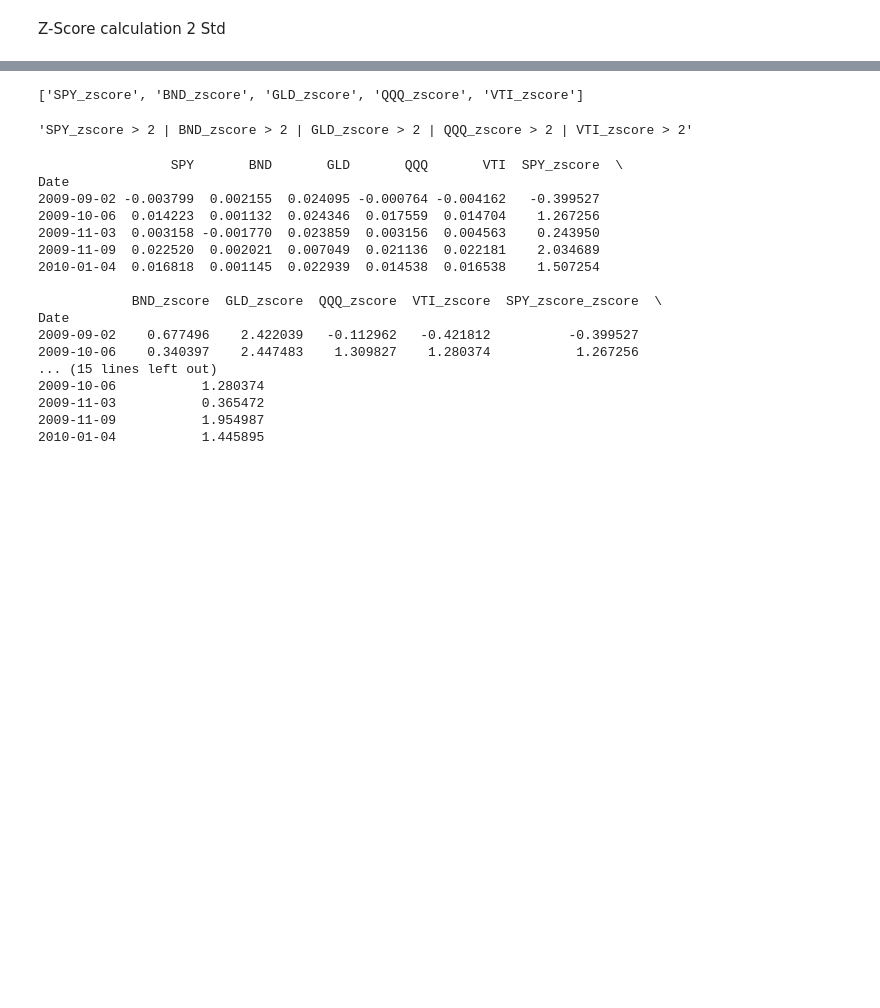
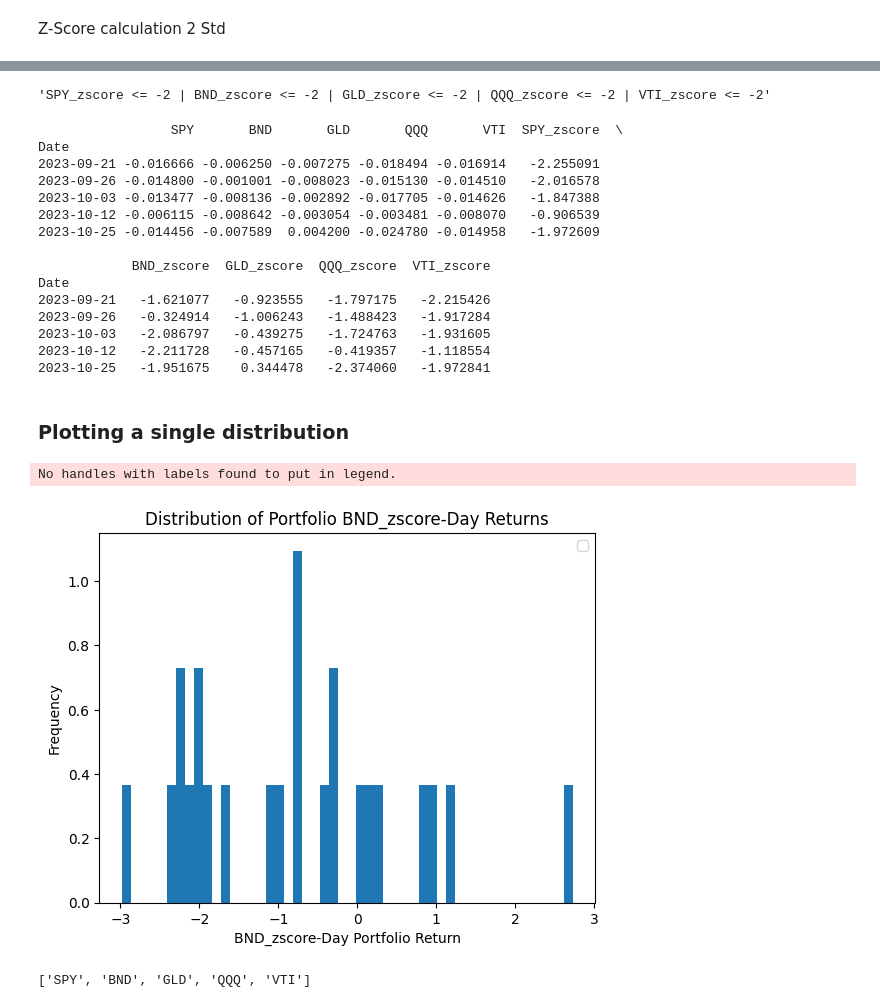
Before and after one commit to yev-dev/financial-data-analysis, a Jupyter notebook: notebooks/stocks_analysis.ipynb, the cells around one changed output, grey strips where cells are left out. Saved outputs shown, nothing was run; the diff lists cells and outputs as text; code cells hidden in the pictures; blank space fills up the shorter version.

```diff
--- a/notebooks/stocks_analysis.ipynb
+++ b/notebooks/stocks_analysis.ipynb
@@ -180,8 +172,7 @@ log_returns.describe()
 # %%
-columns = list(log_returns.columns)
+columns = list(worst_case_scanario_df.columns)
 
-for col in columns:
-    col_zscore = col + '_zscore'
-    log_returns[col_zscore] = (log_returns[col] - log_returns[col].mean()) / log_returns[col].std(ddof=0)
+zscore_columns = [ col + '_zscore' for col in columns]
 
-print(log_returns.head())
+for col, col_zscore in zip(columns, zscore_columns):
+    worst_case_scanario_df[col_zscore] = (worst_case_scanario_df[col] - worst_case_scanario_df[col].mean()) / worst_case_scanario_df[col].std(ddof=0)
@@ -206,31 +189,24 @@ Date
 # %%
-z_score_columns = ['_'.join([c, 'zscore']) for c in columns]
-z_score_columns
+query = ' | '.join([f'{c} <= {-2}' for c in zscore_columns])
+query
 # %% [output]
-['SPY_zscore', 'BND_zscore', 'GLD_zscore', 'QQQ_zscore', 'VTI_zscore']
+'SPY_zscore <= -2 | BND_zscore <= -2 | GLD_zscore <= -2 | QQQ_zscore <= -2 | VTI_zscore <= -2'
-# %%
-query = ' | '.join([f'{c} > {2}' for c in z_score_columns])
-query
-# %% [output]
-'SPY_zscore > 2 | BND_zscore > 2 | GLD_zscore > 2 | QQQ_zscore > 2 | VTI_zscore > 2'
 # %%
-worst_case_scanario = log_returns.query(query)
+worst_case_scanario = worst_case_scanario_df.query(query)
 print(worst_case_scanario.head())
 # %% [output]
                  SPY       BND       GLD       QQQ       VTI  SPY_zscore  \
 Date
-2009-09-02 -0.003799  0.002155  0.024095 -0.000764 -0.004162   -0.399527
-2009-10-06  0.014223  0.001132  0.024346  0.017559  0.014704    1.267256
-2009-11-03  0.003158 -0.001770  0.023859  0.003156  0.004563    0.243950
-2009-11-09  0.022520  0.002021  0.007049  0.021136  0.022181    2.034689
-2010-01-04  0.016818  0.001145  0.022939  0.014538  0.016538    1.507254
+2023-09-21 -0.016666 -0.006250 -0.007275 -0.018494 -0.016914   -2.255091
+2023-09-26 -0.014800 -0.001001 -0.008023 -0.015130 -0.014510   -2.016578
+2023-10-03 -0.013477 -0.008136 -0.002892 -0.017705 -0.014626   -1.847388
+2023-10-12 -0.006115 -0.008642 -0.003054 -0.003481 -0.008070   -0.906539
+2023-10-25 -0.014456 -0.007589  0.004200 -0.024780 -0.014958   -1.972609
 
-            BND_zscore  GLD_zscore  QQQ_zscore  VTI_zscore  SPY_zscore_zscore  \
+            BND_zscore  GLD_zscore  QQQ_zscore  VTI_zscore
 Date
-2009-09-02    0.677496    2.422039   -0.112962   -0.421812          -0.399527
-2009-10-06    0.340397    2.447483    1.309827    1.280374           1.267256
-... (15 lines left out)
-2009-10-06           1.280374
-2009-11-03           0.365472
-2009-11-09           1.954987
-2010-01-04           1.445895
+2023-09-21   -1.621077   -0.923555   -1.797175   -2.215426
+2023-09-26   -0.324914   -1.006243   -1.488423   -1.917284
+2023-10-03   -2.086797   -0.439275   -1.724763   -1.931605
+2023-10-12   -2.211728   -0.457165   -0.419357   -1.118554
+2023-10-25   -1.951675    0.344478   -2.374060   -1.972841
@@ -236,0 +215,18 @@ Date
+# %% [markdown]
+### Plotting a single distribution
+# %%
+stock = 'BND_zscore'
+plt.hist(worst_case_scanario[{stock}].dropna(), bins=50, density=True)
+plt.xlabel(f'{stock}-Day Portfolio Return')
+plt.ylabel('Frequency')
+plt.title(f'Distribution of Portfolio {stock}-Day Returns')
+# plt.axvline(-VaR, color='r', linestyle='dashed', linewidth=2, label=f'VaR at {confidence_interval:.0%} confidence level')
+plt.legend()
+plt.show()
+# %% [output]
+No handles with labels found to put in legend.
+[figure, added]
+# %%
+columns
+# %% [output]
+['SPY', 'BND', 'GLD', 'QQQ', 'VTI']
```
Also changed, not shown: parts of 18 cells of this notebook.
